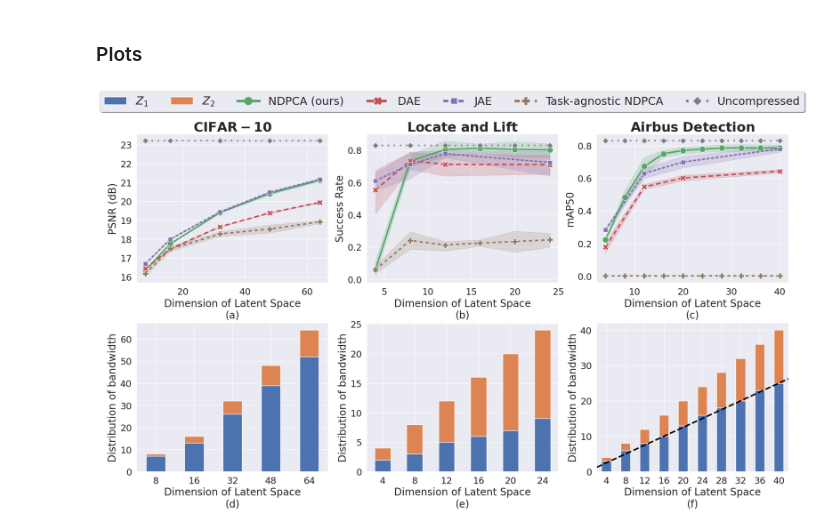
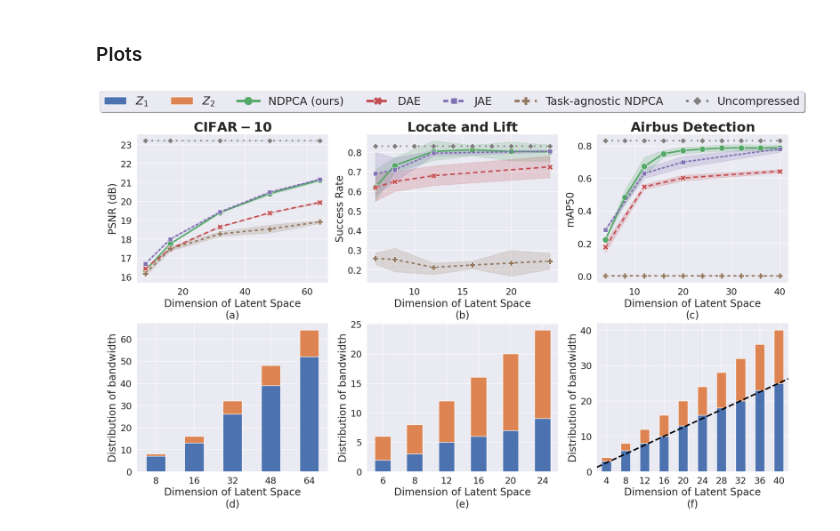
Before and after one commit to UTAustin-SwarmLab/Task-aware-Distributed-Source-Coding, a Jupyter notebook: plots/make_plot.ipynb, the cells around one changed output. Drawn from its saved outputs; the diff is of its cells as text; code cells hidden in the pictures.

```diff
--- a/plots/make_plot.ipynb
+++ b/plots/make_plot.ipynb
@@ -108,25 +108,23 @@ pnp_df = pnp_df[pnp_df['dpca_dim'] <= 24]
 idx = pnp_df[(pnp_df['method'] == 'No DPCA module')].index
 pnp_df.drop(idx, inplace=True)
 
-JAE_map = [[0.68, 0.56, 0.80, 0.58]
-          ,[0.49, 0.65, 0.81, 0.81]
-          ,[0.64, 0.77, 0.78, 0.80]
-          ,[0.60, 0.78, 0.73, 0.75]
-          ,[0.64, 0.80, 0.77, 0.68]
+JAE_map = [
+            # [0.68, 0.56, 0.80, 0.58], # 0.68
+            [0.80, 0.65, 0.81, 0.81], # 0.49
+            [0.58, 0.77, 0.78, 0.80], # 0.64
+            # [0.77, 0.78, 0.73, 0.75], # 0.60
+            # [0.74, 0.80, 0.77, 0.68] # 0.64
 ]
 
-DAE_map = [[0.60, 0.67, 0.80, 0.64]
-          ,[0.50, 0.67, 0.60, 0.63]
-          ,[0.28, 0.83, 0.69, 0.78]
-          ,[0.70, 0.73, 0.67, 0.78]
-          ,[0.69, 0.77, 0.80, 0.72]
+DAE_map = [
+            # [0.60, 0.67, 0.80, 0.64], # 0.60
+            [0.55, 0.60, 0.63, 0.67], # 0.50
+            # [0.28, 0.83, 0.69, 0.78], # 0.28
+            [0.69, 0.70, 0.73, 0.78], # 0.67
+            # [0.69, 0.77, 0.80, 0.72] # 0.69
 ]
-# 71% 80.2%
-# Sep_map = [[0, 0, 0, X]
-# 		  ,[0, 0, 0, X]
-# ]
 
-AE_Zs = [4, 8, 12, 24]
+AE_Zs = [6, 8, 12, 24] # 4
 
 for z_ind, z in enumerate(AE_Zs):
 	for seed in range(len(DAE_map)):
@@ -137,9 +135,12 @@ for z_ind, z in enumerate(AE_Zs):
 		pnp_df = pnp_df.append({'dpca_dim': z, 'Z1': z, 'Z2': 0 ,'success rate': JAE_map[seed][z_ind], 'method': 'JAE', 'seed': seed}, ignore_index=True)
 
 
-for z in np.arange(4, 25, 4): ### latent dim
+for z in np.arange(6, 25, 2): ### latent dim
 	pnp_df = pnp_df.append({'dpca_dim': z, 'Z1': z, 'Z2': 0 ,'success rate': 0.83, 'method': 'Uncompressed', 'seed': 0}, ignore_index=True)
 
 custom_dict = {'NDPCA (ours)': 0, 'DAE': 1, 'JAE': 2, 'Task-agnostic NDPCA': 3, 'uncompressed': 4} # NDPCA, DAE, JAE, agnostic, uncompressed
 pnp_df_ = pnp_df.sort_values(by=['method'], key=lambda x: x.map(custom_dict))
-# pnp_df_.to_csv('_.csv', index=False)
+### remove Z1=4 and dpca_dim=4
+pnp_df_ = pnp_df_[(pnp_df_['dpca_dim'] != 4)] # (pnp_df_['Z1'] != 4) |
+
+print(pnp_df_)
@@ -252,7 +268,7 @@ ax_list["pnp_dpca"].tick_params(axis="y", labelsize=ticksize)
 leg = ax_list["pnp_dpca"].legend()
 ax_list["pnp_dpca"].legend().remove()
 ## plot Z1 and Z2
-pnp_df_z = pnp_df.loc[(pnp_df["method"]).str.contains('ours') & (pnp_df["seed"] == 1) ]
+pnp_df_z = pnp_df.loc[(pnp_df["method"]).str.contains('ours') & (pnp_df["seed"] == 1) & (pnp_df["dpca_dim"] != 4)]
 pnp_df_z.plot(kind='bar', stacked=True, color=[color_list[0], color_list[1]], ax=ax_list["pnp_z"],
                 x="dpca_dim", y=["Z1", "Z2"], width=0.5, rot=0)
 ax_list["pnp_z"].set_xlabel(plot1_xlabel+'\n(e)', fontsize=xylabelsize)
@@ -269,33 +285,33 @@ ax6 = sns.lineplot(data=airbus_df, x="dpca_dim", y="testmAP", ax=ax_list["airbus
 # NDPCA, DAE, JAE, agnostic, uncompressed
 # green, red, purple, brown, gray
 ax_list["airbus_dpca"].set_xlabel("Dimension of Latent Space"+'\n(c)', fontsize=xylabelsize)
 ax_list["airbus_dpca"].set_ylabel("mAP50", fontsize=xylabelsize)
 ax_list["airbus_dpca"].tick_params(axis="x", labelsize=ticksize)
 ax_list["airbus_dpca"].tick_params(axis="y", labelsize=ticksize)
 leg = ax_list["airbus_dpca"].legend()
 # plt.gca().yaxis.set_major_formatter(mtick.PercentFormatter(xmax=1.0))
 ax_list["airbus_dpca"].legend().remove()
 ## plot Z1 and Z2
 airbus_df_z = airbus_df.loc[(airbus_df["method"]).str.contains('ours') & (airbus_df["seed"] == 1) ]
 airbus_df_z.plot(kind='bar', stacked=True, color=[color_list[0], color_list[1]], ax=ax_list["airbus_z"],
                 x="dpca_dim", y=["$Z_1$", "$Z_2$"], width=0.5, rot=0)
 ax_list["airbus_z"].plot([-0.5, 9.5], [1.25, 26.25], color='black', linestyle='dashed', linewidth=3)
 ax_list["airbus_z"].set_xlabel(plot1_xlabel+'\n(f)', fontsize=xylabelsize)
 ax_list["airbus_z"].set_ylabel(plot1_ylabel, fontsize=xylabelsize)
 ax_list["airbus_z"].tick_params(axis="x", labelsize=ticksize)
 ax_list["airbus_z"].tick_params(axis="y", labelsize=ticksize)
 ax_list["airbus_z"].legend().remove()
 
 
 ### Generate a legend for the first line only
 lines_labels = [ax.get_legend_handles_labels() for ax in [ax_list["airbus_z"], ax_list["airbus_dpca"]]]
 lines, labels = [sum(lol, []) for lol in zip(*lines_labels)]
 
 lgd = fig.legend(lines, labels, loc='upper center', bbox_to_anchor=(0.5, 0.99), fancybox=True, shadow=True, ncol=7, fontsize=22, markerscale=2.5)
 for line in lgd.get_lines():
     line.set_linewidth(5.0)
 plt.show()
-# fig.savefig('./results.pdf', bbox_extra_artists=(lgd,), bbox_inches='tight')
-fig.savefig('./results.png', bbox_extra_artists=(lgd,), bbox_inches='tight', transparent=True)
+fig.savefig('./results_.pdf', bbox_extra_artists=(lgd,), bbox_inches='tight')
+# fig.savefig('./results.png', bbox_extra_artists=(lgd,), bbox_inches='tight', transparent=True)
 # %% [output]
-[figure, old version]
+[figure, new version]
```
Also changed, not shown: parts of 1 cell of this notebook, 9 other files.
